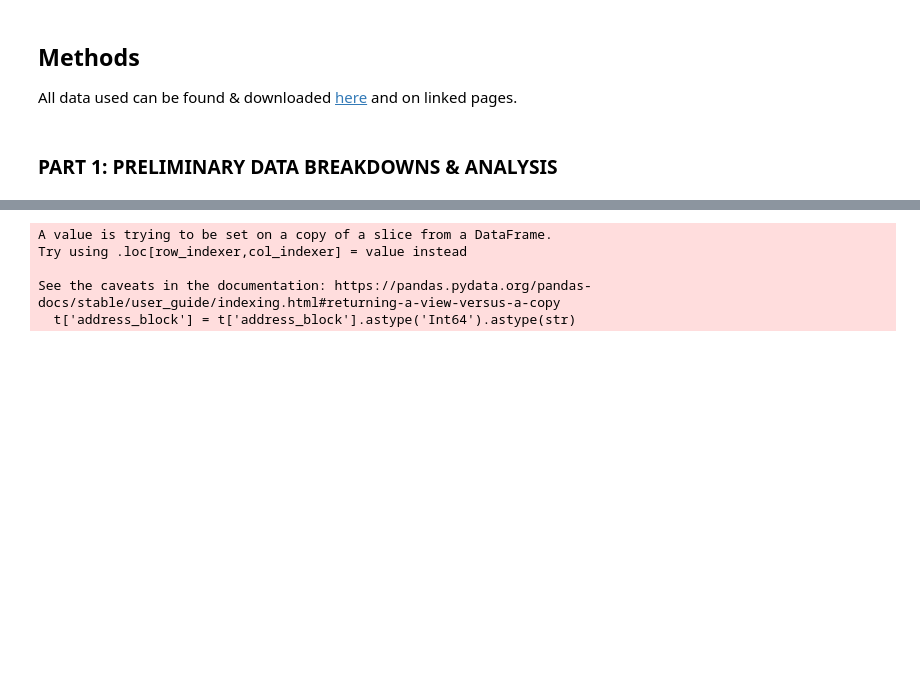
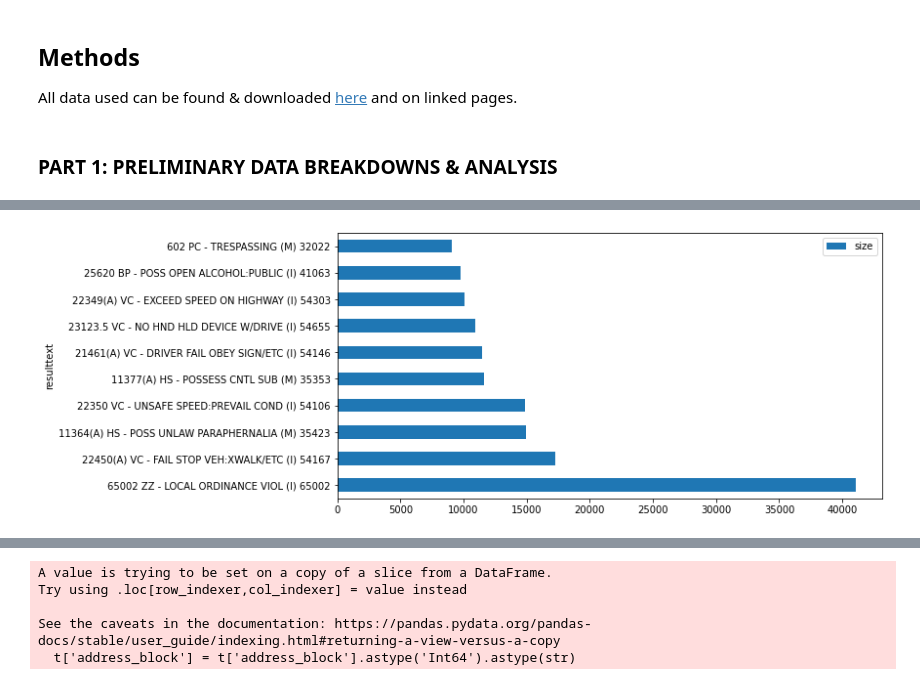
Before and after one commit to FleischerResearchLab/CRJA-analysis, a Jupyter notebook: src/Advanced Analysis of CRJA.ipynb, the cells around one changed output, grey strips where cells are left out. Saved outputs shown, nothing was run; the diff lists cells and outputs as text; code cells hidden in the pictures; blank space fills up the shorter version.

```diff
--- a/src/Advanced Analysis of CRJA.ipynb
+++ b/src/Advanced Analysis of CRJA.ipynb
@@ -88,0 +96,4 @@ msno.bar(result_df)
+# %%
+resulttext_dist_df = result_df.groupby(['resulttext'], as_index=False).size()
+resulttext_dist_df = resulttext_dist_df.sort_values(['size'], ascending=False)
+resulttext_dist_df
@@ -88,0 +114,7 @@ msno.bar(result_df)
+# %%
+#sample plot of the 10 most common resulttexts
+temp = resulttext_dist_df.head(10)
+temp.plot.barh(x="resulttext", y=["size"])
+plt.show()
+# %% [output]
+[figure, added]
```
Also changed, not shown: parts of 36 cells of this notebook, 1 other file.
